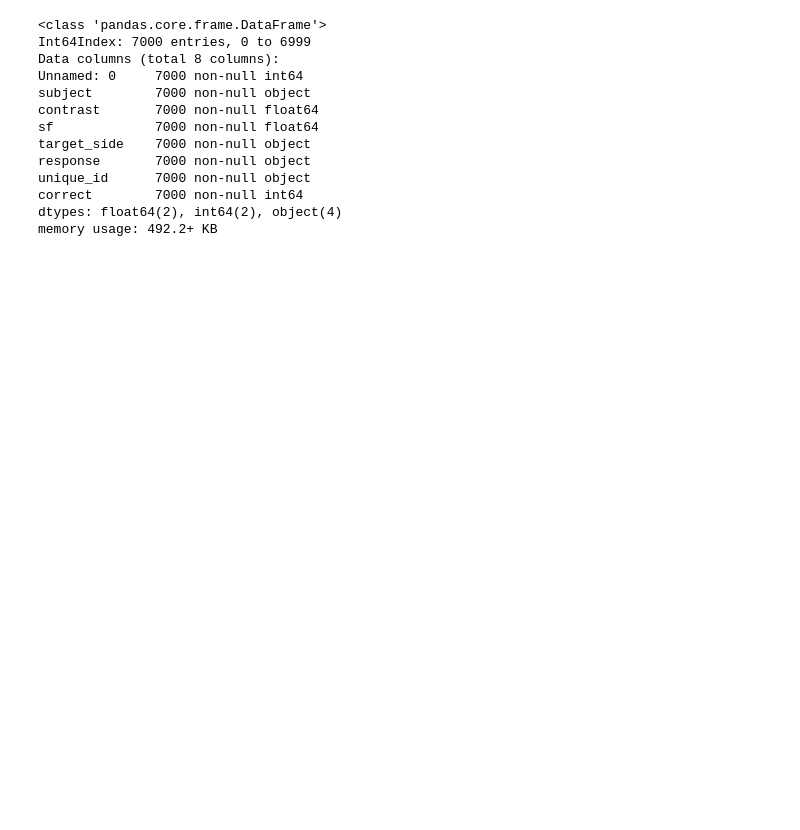
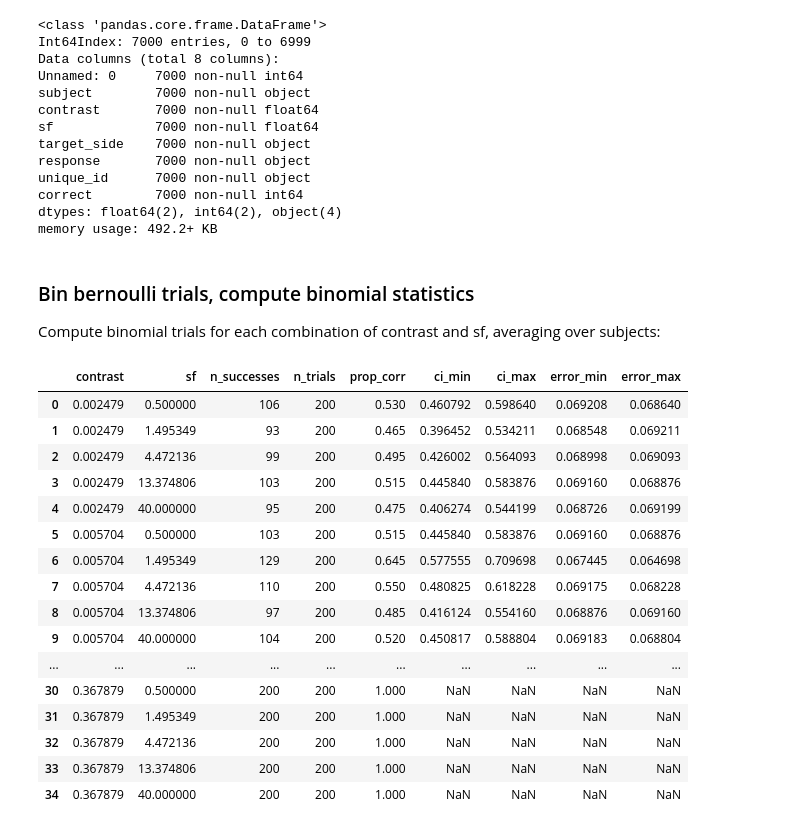
Before and after one commit to tomwallis/PsyUtils, a Jupyter notebook: psydata_demo.ipynb, the cells around one changed output. Saved outputs shown, nothing was run; the diff lists cells and outputs as text; code cells hidden in the pictures; blank space fills up the shorter version.

```diff
--- a/psydata_demo.ipynb
+++ b/psydata_demo.ipynb
@@ -29,3 +31,28 @@ unique_id      7000 non-null object
 correct        7000 non-null int64
 dtypes: float64(2), int64(2), object(4)
 memory usage: 492.2+ KB
+# %% [markdown]
+### Bin bernoulli trials, compute binomial statistics
+
+Compute binomial trials for each combination of contrast and sf, averaging over subjects:
+# %%
+pu.psydata.binomial_binning(dat, y='correct',
+                            grouping_variables=['contrast', 'sf'])
+# %% [output]
+|  | contrast | sf | n_successes | n_trials | prop_corr | ci_min | ci_max | error_min | error_max |
+| 0 | 0.002479 | 0.500000 | 106 | 200 | 0.530 | 0.460792 | 0.598640 | 0.069208 | 0.068640 |
+| 1 | 0.002479 | 1.495349 | 93 | 200 | 0.465 | 0.396452 | 0.534211 | 0.068548 | 0.069211 |
+| 2 | 0.002479 | 4.472136 | 99 | 200 | 0.495 | 0.426002 | 0.564093 | 0.068998 | 0.069093 |
+| 3 | 0.002479 | 13.374806 | 103 | 200 | 0.515 | 0.445840 | 0.583876 | 0.069160 | 0.068876 |
+| 4 | 0.002479 | 40.000000 | 95 | 200 | 0.475 | 0.406274 | 0.544199 | 0.068726 | 0.069199 |
+| 5 | 0.005704 | 0.500000 | 103 | 200 | 0.515 | 0.445840 | 0.583876 | 0.069160 | 0.068876 |
+| 6 | 0.005704 | 1.495349 | 129 | 200 | 0.645 | 0.577555 | 0.709698 | 0.067445 | 0.064698 |
+| 7 | 0.005704 | 4.472136 | 110 | 200 | 0.550 | 0.480825 | 0.618228 | 0.069175 | 0.068228 |
+| 8 | 0.005704 | 13.374806 | 97 | 200 | 0.485 | 0.416124 | 0.554160 | 0.068876 | 0.069160 |
+| 9 | 0.005704 | 40.000000 | 104 | 200 | 0.520 | 0.450817 | 0.588804 | 0.069183 | 0.068804 |
+| ... | ... | ... | ... | ... | ... | ... | ... | ... | ... |
+| 30 | 0.367879 | 0.500000 | 200 | 200 | 1.000 | NaN | NaN | NaN | NaN |
+| 31 | 0.367879 | 1.495349 | 200 | 200 | 1.000 | NaN | NaN | NaN | NaN |
+| 32 | 0.367879 | 4.472136 | 200 | 200 | 1.000 | NaN | NaN | NaN | NaN |
+| 33 | 0.367879 | 13.374806 | 200 | 200 | 1.000 | NaN | NaN | NaN | NaN |
+| 34 | 0.367879 | 40.000000 | 200 | 200 | 1.000 | NaN | NaN | NaN | NaN |
```
Also changed, not shown: parts of 8 cells of this notebook, 1 other file.
